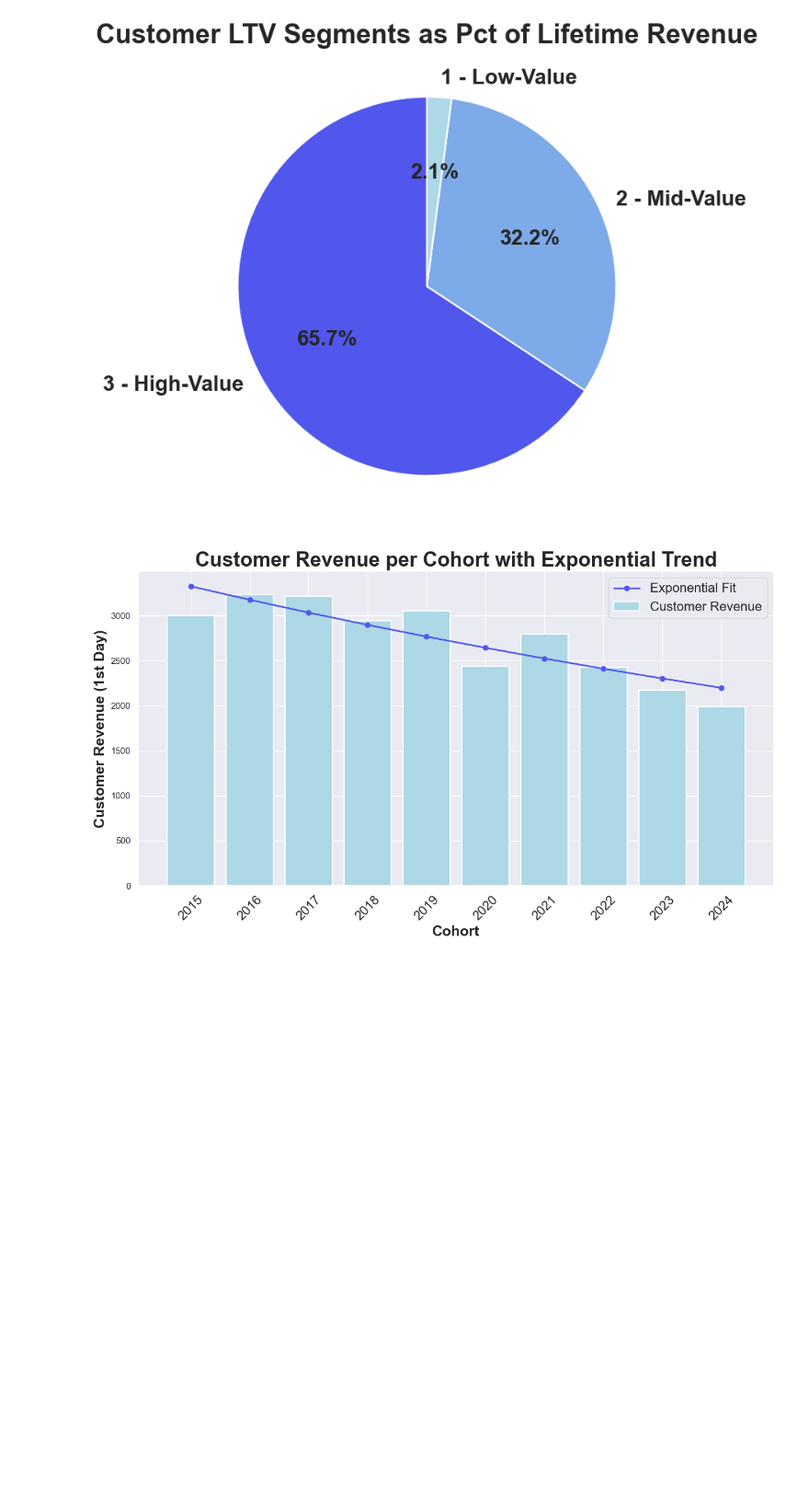
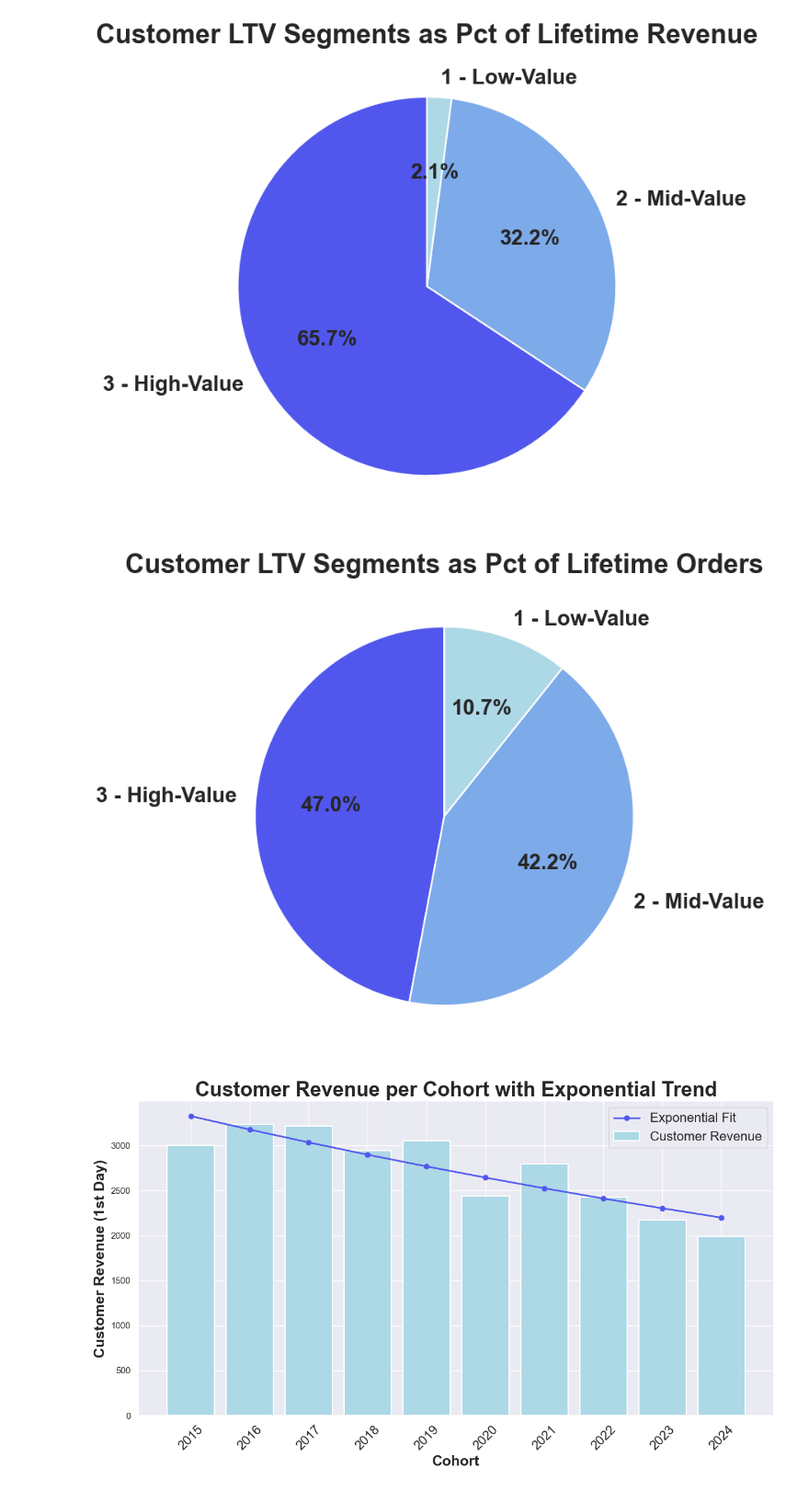
Before and after one commit to Thomas2639472/int_sql_proj, a Jupyter notebook: Scripts/graph_generation.ipynb, the cells around one changed output. Shown at 92% size. Drawn from its saved outputs; the diff is of its cells as text; code cells hidden in the pictures; blank space fills up the shorter version.

Commit message:
Updated customer segmentation section

```diff
--- a/Scripts/graph_generation.ipynb
+++ b/Scripts/graph_generation.ipynb
@@ -7,32 +7,62 @@ from io import StringIO
 from scipy.optimize import curve_fit
 # %%
 ### 1_customer_segmentation ###
+
+
 
 # Use Seaborn dark theme
 sns.set_theme(style="dark")
 
 # Data
 segments = ["3 - High-Value", "2 - Mid-Value", "1 - Low-Value"]
 ltv_percentage = [65.7319, 32.1825, 2.0855]
 
 # Colors: darker blue for higher value
 colors = ["#5157ED", "#7DAAE9", "#ADD8E6"]  # high, mid, low
 
 # Create pie chart
 fig, ax = plt.subplots(figsize=(8, 8))
 ax.pie(
     ltv_percentage,
     labels=segments,
     autopct='%1.1f%%',
     startangle=90,
     colors=colors,
     wedgeprops={'edgecolor': 'white', "linewidth": 1.5},
     textprops={'fontsize': 20, 'fontweight': 'bold'}  # make labels bold and larger
 )
 ax.set_title("Customer LTV Segments as Pct of Lifetime Revenue", fontsize=25, fontweight="bold")
 plt.show()
+
+
+
+
+# Use Seaborn dark theme
+sns.set_theme(style="dark")
+
+# Data
+segments = ["3 - High-Value", "2 - Mid-Value", "1 - Low-Value"]
+ltv_percentage = [47.0404, 42.2378, 10.7218]
+
+# Colors: darker blue for higher value
+colors = ["#5157ED", "#7DAAE9", "#ADD8E6"]  # high, mid, low
+
+# Create pie chart
+fig, ax = plt.subplots(figsize=(8, 8))
+ax.pie(
+    ltv_percentage,
+    labels=segments,
+    autopct='%1.1f%%',
+    startangle=90,
+    colors=colors,
+    wedgeprops={'edgecolor': 'white', "linewidth": 1.5},
+    textprops={'fontsize': 20, 'fontweight': 'bold'}  # make labels bold and larger
+)
+ax.set_title("Customer LTV Segments as Pct of Lifetime Orders", fontsize=25, fontweight="bold")
+plt.show()
 # %% [output]
 [figure]
+[figure, added]
 # %%
 ### 2_cohort_analysis ###
 
```
Also changed, not shown: 8 other files.
